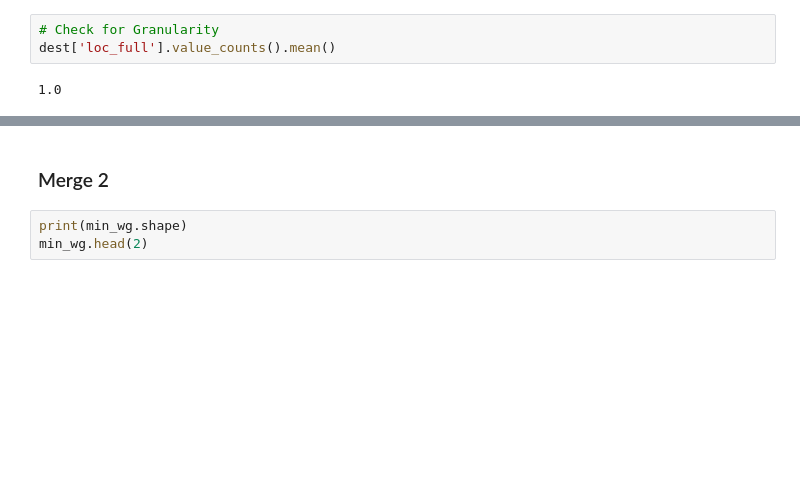
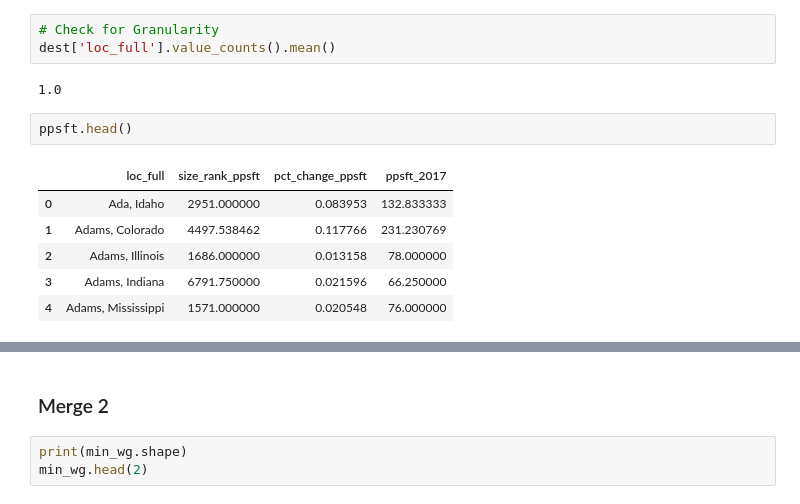
Before and after one commit to taylor-curran/vrb-know, a Jupyter notebook: data/master_row_merging_joining.ipynb, the cells around one changed output, grey strips where cells are left out. Saved outputs shown, nothing was run; the diff lists cells and outputs as text; blank space fills up the shorter version.

```diff
--- a/data/master_row_merging_joining.ipynb
+++ b/data/master_row_merging_joining.ipynb
@@ -505,3 +505,12 @@ ppsft has on average 7.13 rows per county
 dest['loc_full'].value_counts().mean()
 # %% [output]
 1.0
+# %%
+ppsft.head()
+# %% [output]
+|  | loc_full | size_rank_ppsft | pct_change_ppsft | ppsft_2017 |
+| 0 | Ada, Idaho | 2951.000000 | 0.083953 | 132.833333 |
+| 1 | Adams, Colorado | 4497.538462 | 0.117766 | 231.230769 |
+| 2 | Adams, Illinois | 1686.000000 | 0.013158 | 78.000000 |
+| 3 | Adams, Indiana | 6791.750000 | 0.021596 | 66.250000 |
+| 4 | Adams, Mississippi | 1571.000000 | 0.020548 | 76.000000 |
```
Also changed, not shown: parts of 16 cells of this notebook, 3 other files.
